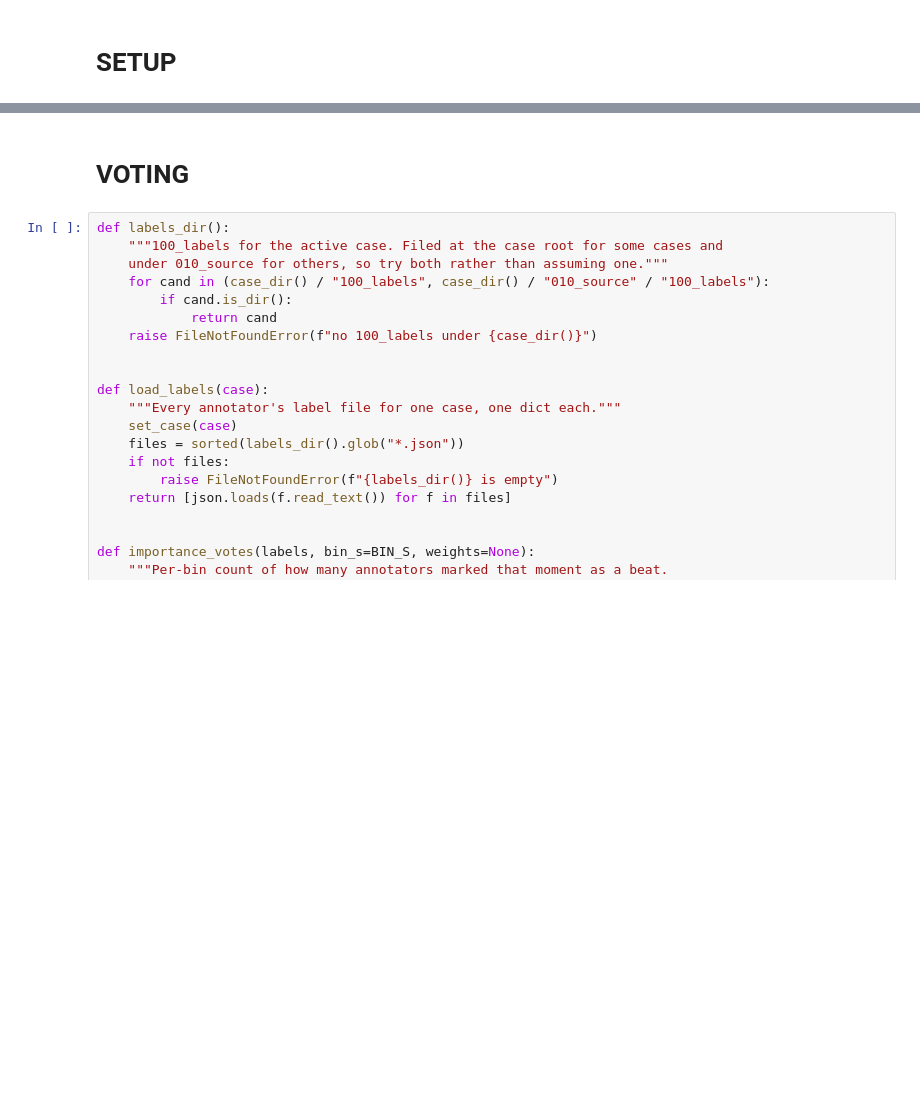
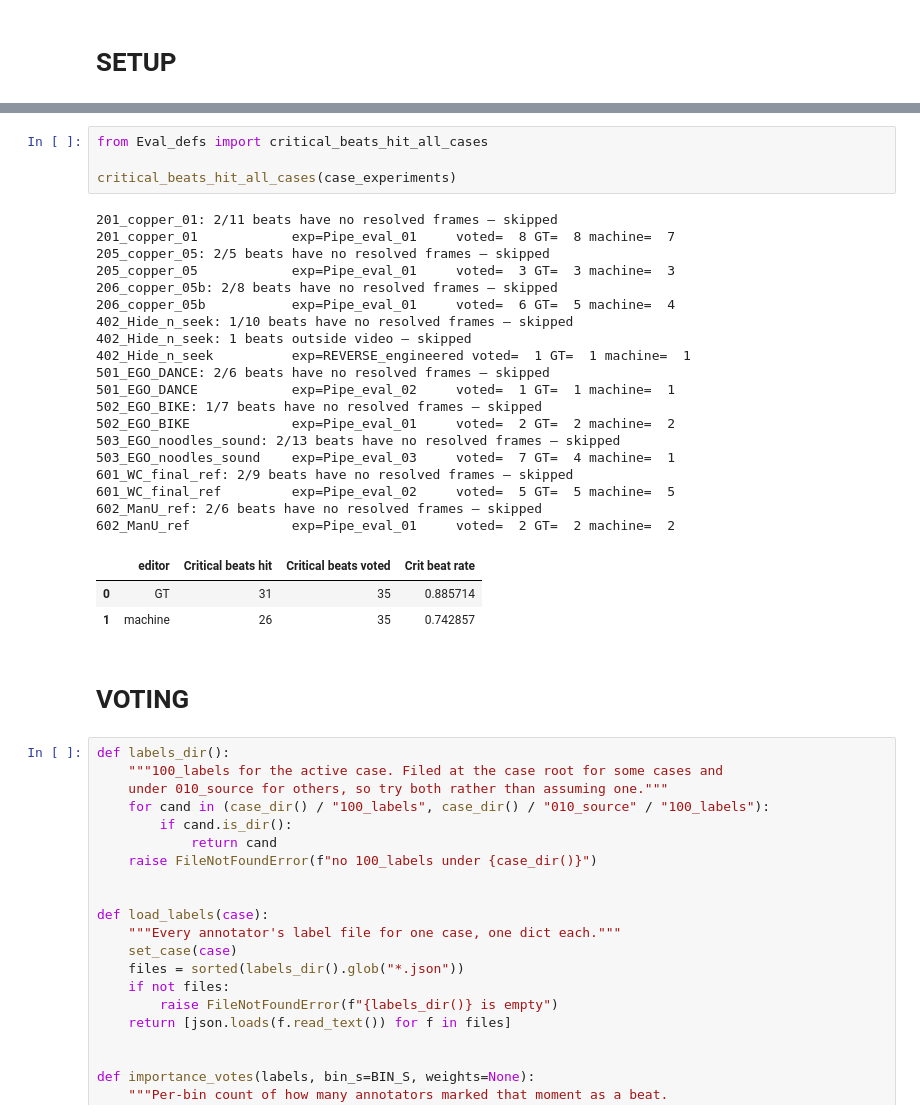
Before and after one commit to SenorBarker/Project, a Jupyter notebook: src/Experiments/system_eval/sys_eval_dev.ipynb, the cells around one changed output, grey strips where cells are left out. Saved outputs shown, nothing was run; the diff lists cells and outputs as text; blank space fills up the shorter version.

```diff
--- a/src/Experiments/system_eval/sys_eval_dev.ipynb
+++ b/src/Experiments/system_eval/sys_eval_dev.ipynb
@@ -34,3 +77,30 @@ The autoreload extension is already loaded. To reload it, use:
+# %%
+from Eval_defs import critical_beats_hit_all_cases
+
+critical_beats_hit_all_cases(case_experiments)
+# %% [output]
+201_copper_01: 2/11 beats have no resolved frames — skipped
+201_copper_01            exp=Pipe_eval_01     voted=  8 GT=  8 machine=  7
+205_copper_05: 2/5 beats have no resolved frames — skipped
+205_copper_05            exp=Pipe_eval_01     voted=  3 GT=  3 machine=  3
+206_copper_05b: 2/8 beats have no resolved frames — skipped
+206_copper_05b           exp=Pipe_eval_01     voted=  6 GT=  5 machine=  4
+402_Hide_n_seek: 1/10 beats have no resolved frames — skipped
+402_Hide_n_seek: 1 beats outside video — skipped
+402_Hide_n_seek          exp=REVERSE_engineered voted=  1 GT=  1 machine=  1
+501_EGO_DANCE: 2/6 beats have no resolved frames — skipped
+501_EGO_DANCE            exp=Pipe_eval_02     voted=  1 GT=  1 machine=  1
+502_EGO_BIKE: 1/7 beats have no resolved frames — skipped
+502_EGO_BIKE             exp=Pipe_eval_01     voted=  2 GT=  2 machine=  2
+503_EGO_noodles_sound: 2/13 beats have no resolved frames — skipped
+503_EGO_noodles_sound    exp=Pipe_eval_03     voted=  7 GT=  4 machine=  1
+601_WC_final_ref: 2/9 beats have no resolved frames — skipped
+601_WC_final_ref         exp=Pipe_eval_02     voted=  5 GT=  5 machine=  5
+602_ManU_ref: 2/6 beats have no resolved frames — skipped
+602_ManU_ref             exp=Pipe_eval_01     voted=  2 GT=  2 machine=  2
+|  | editor | Critical beats hit | Critical beats voted | Crit beat rate |
+| 0 | GT | 31 | 35 | 0.885714 |
+| 1 | machine | 26 | 35 | 0.742857 |
 # %% [markdown]
 # VOTING
 # %%
```
Also changed, not shown: parts of 3 cells of this notebook, 34 other files.
